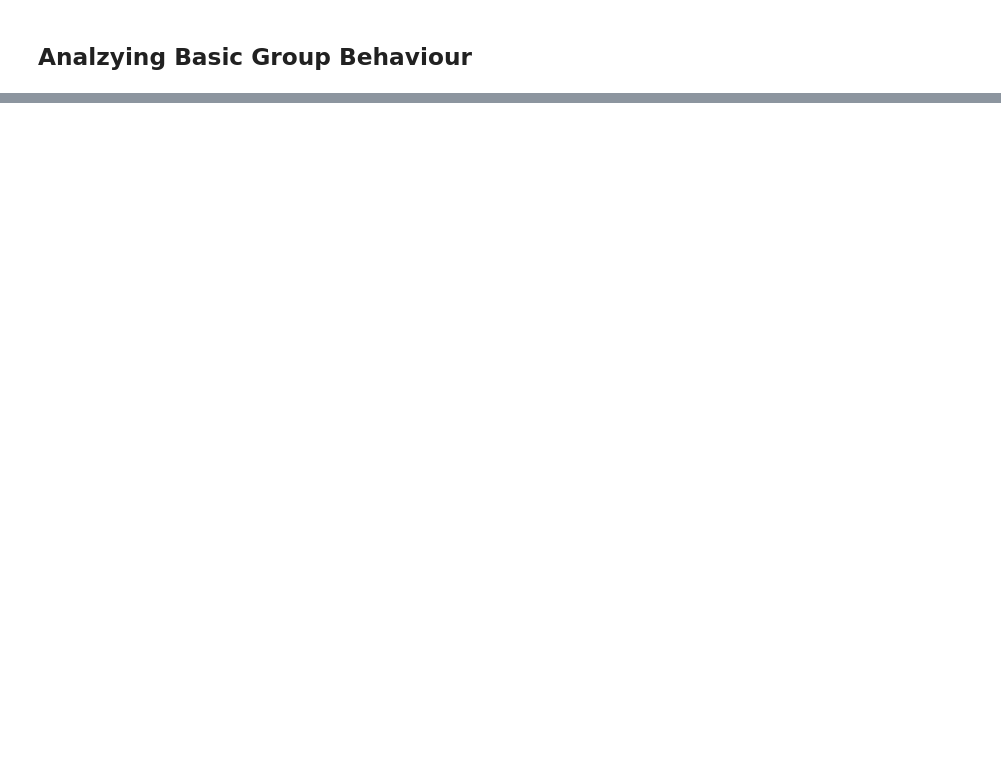
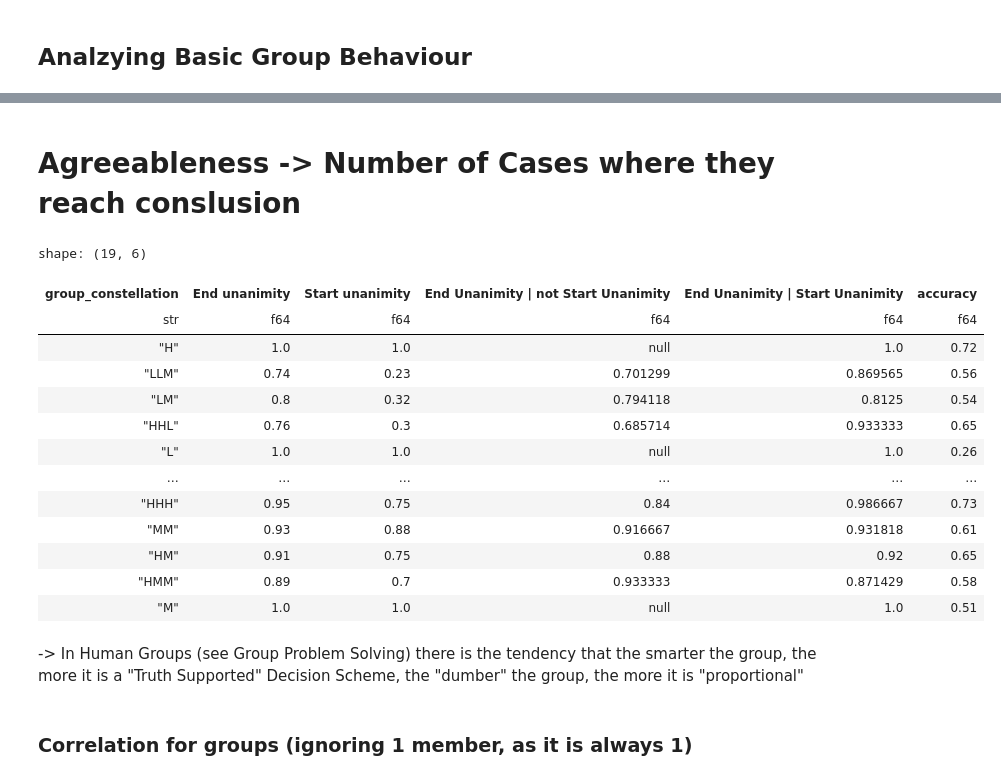
Before and after one commit to XfensorX/Beyond-Multi-Agent-Debate, a Jupyter notebook: notebooks/reporting/heterogenous_comparison.ipynb, the cells around one changed output, grey strips where cells are left out. Cells and saved outputs as stored; diff of their text form; code cells hidden in the pictures; blank space fills up the shorter version.

```diff
--- a/notebooks/reporting/heterogenous_comparison.ipynb
+++ b/notebooks/reporting/heterogenous_comparison.ipynb
@@ -188,0 +440,52 @@ shape: (1_900, 2)
+# %% [markdown]
+# Agreeableness -> Number of Cases where they reach conslusion
+# %%
+unanimity = (
+    mad_analysis.with_columns(
+        pl.col(AnalysisColumn.parsed_individual_answers_after.value)
+        .list.n_unique()
+        .eq(1)
+        .alias("End unanimity"),
+        pl.col(AnalysisColumn.parsed_individual_answers_before.value)
+        .list.n_unique()
+        .eq(1)
+        .alias("Start unanimity"),
+    )
+    .group_by("group_constellation")
+    .agg(
+        pl.col("End unanimity").mean(),
+        pl.col("Start unanimity").mean(),
+        pl.when(pl.col("Start unanimity"))
+        .then(None)
+        .otherwise(pl.col("End unanimity"))
+        .mean()
+        .alias("End Unanimity | not Start Unanimity"),
+        pl.when(pl.col("Start unanimity"))
+        .then(pl.col("End unanimity"))
+        .otherwise(None)
+        .mean()
+        .alias("End Unanimity | Start Unanimity"),
+        accuracy=pl.col("is_correct").mean(),
+    )
+)
+
+unanimity
+# %% [output]
+shape: (19, 6)
+| group_constellation | End unanimity | Start unanimity | End Unanimity | not Start Unanimity | End Unanimity | Start Unanimity | accuracy |
+| str | f64 | f64 | f64 | f64 | f64 |
+| "H" | 1.0 | 1.0 | null | 1.0 | 0.72 |
+| "LLM" | 0.74 | 0.23 | 0.701299 | 0.869565 | 0.56 |
+| "LM" | 0.8 | 0.32 | 0.794118 | 0.8125 | 0.54 |
+| "HHL" | 0.76 | 0.3 | 0.685714 | 0.933333 | 0.65 |
+| "L" | 1.0 | 1.0 | null | 1.0 | 0.26 |
+| … | … | … | … | … | … |
+| "HHH" | 0.95 | 0.75 | 0.84 | 0.986667 | 0.73 |
+| "MM" | 0.93 | 0.88 | 0.916667 | 0.931818 | 0.61 |
+| "HM" | 0.91 | 0.75 | 0.88 | 0.92 | 0.65 |
+| "HMM" | 0.89 | 0.7 | 0.933333 | 0.871429 | 0.58 |
+| "M" | 1.0 | 1.0 | null | 1.0 | 0.51 |
+# %% [markdown]
+-> In Human Groups (see Group Problem Solving) there is the tendency that the smarter the group, the more it is a "Truth Supported" Decision Scheme, the "dumber" the group, the more it is "proportional"
+# %% [markdown]
+### Correlation for groups (ignoring 1 member, as it is always 1)
```
Also changed, not shown: parts of 47 cells of this notebook.
